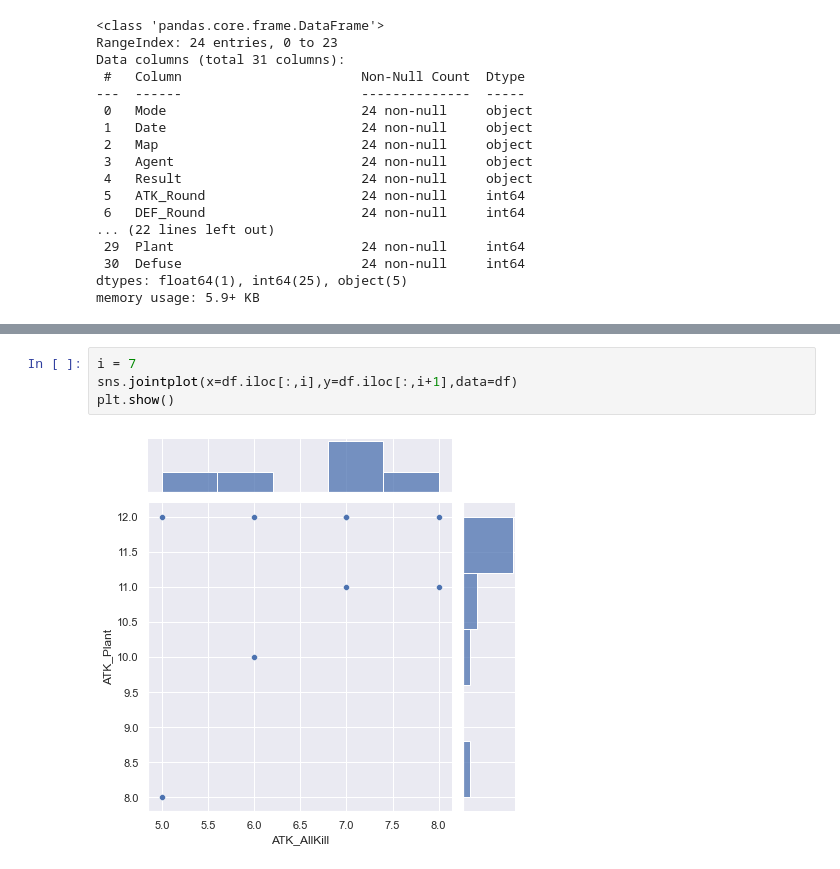
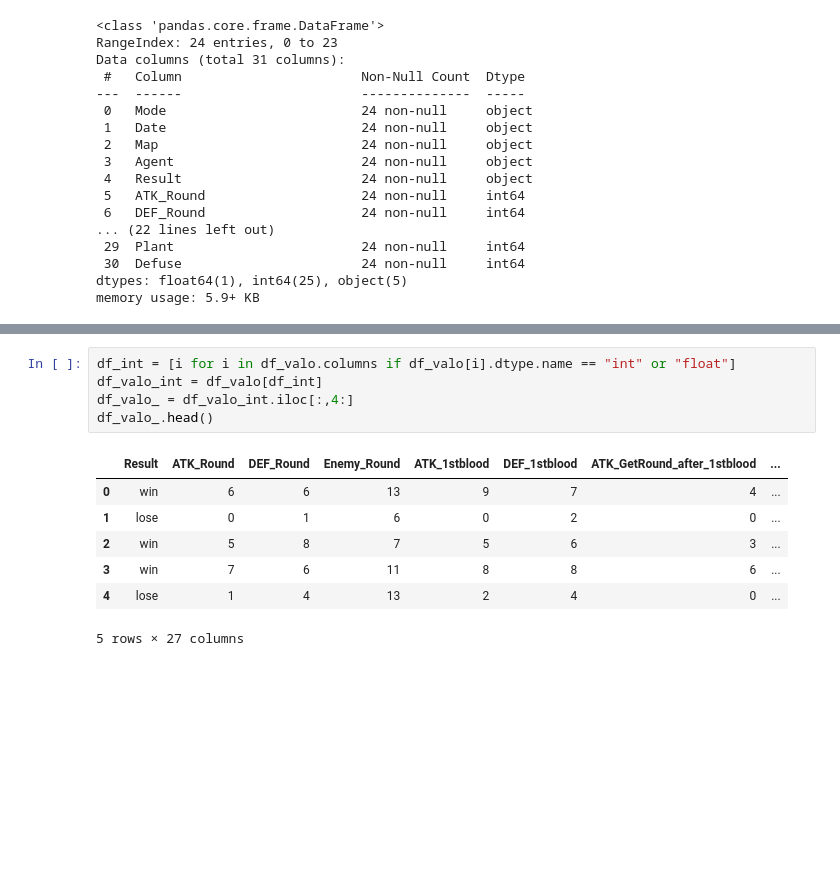
Before and after one commit to Hayaa6211/Valorant_Data_Analytics, a Jupyter notebook: data_sns.ipynb, the cells around one changed output, grey strips where cells are left out. Cells and saved outputs as stored; diff of their text form; blank space fills up the shorter version.

```diff
--- a/data_sns.ipynb
+++ b/data_sns.ipynb
@@ -47,6 +29,13 @@ See the caveats in the documentation: https://pandas.pydata.org/pandas-docs/stab
-# %%
-i = 7
-sns.jointplot(x=df.iloc[:,i],y=df.iloc[:,i+1],data=df)
-plt.show()
-# %% [output]
-[figure, removed]
+# %%
+df_int = [i for i in df_valo.columns if df_valo[i].dtype.name == "int" or "float"]
+df_valo_int = df_valo[df_int]
+df_valo_ = df_valo_int.iloc[:,4:]
+df_valo_.head()
+# %% [output]
+|  | Result | ATK_Round | DEF_Round | Enemy_Round | ATK_1stblood | DEF_1stblood | ATK_GetRound_after_1stblood | ... |
+| 0 | win | 6 | 6 | 13 | 9 | 7 | 4 | ... |
+| 1 | lose | 0 | 1 | 6 | 0 | 2 | 0 | ... |
+| 2 | win | 5 | 8 | 7 | 5 | 6 | 3 | ... |
+| 3 | win | 7 | 6 | 11 | 8 | 8 | 6 | ... |
+| 4 | lose | 1 | 4 | 13 | 2 | 4 | 0 | ... |
+5 rows × 27 columns
```
Also changed, not shown: parts of 5 cells of this notebook, 4 other files.
